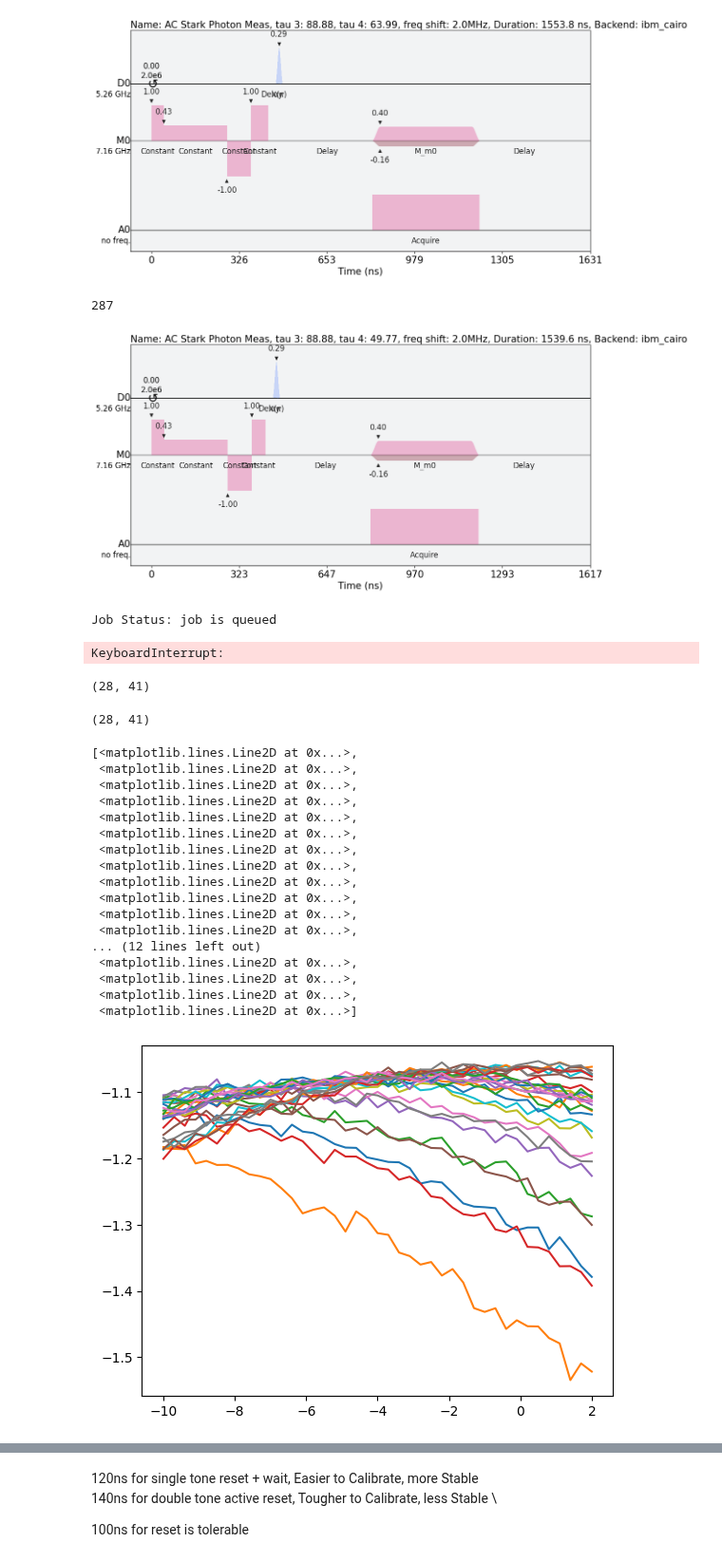
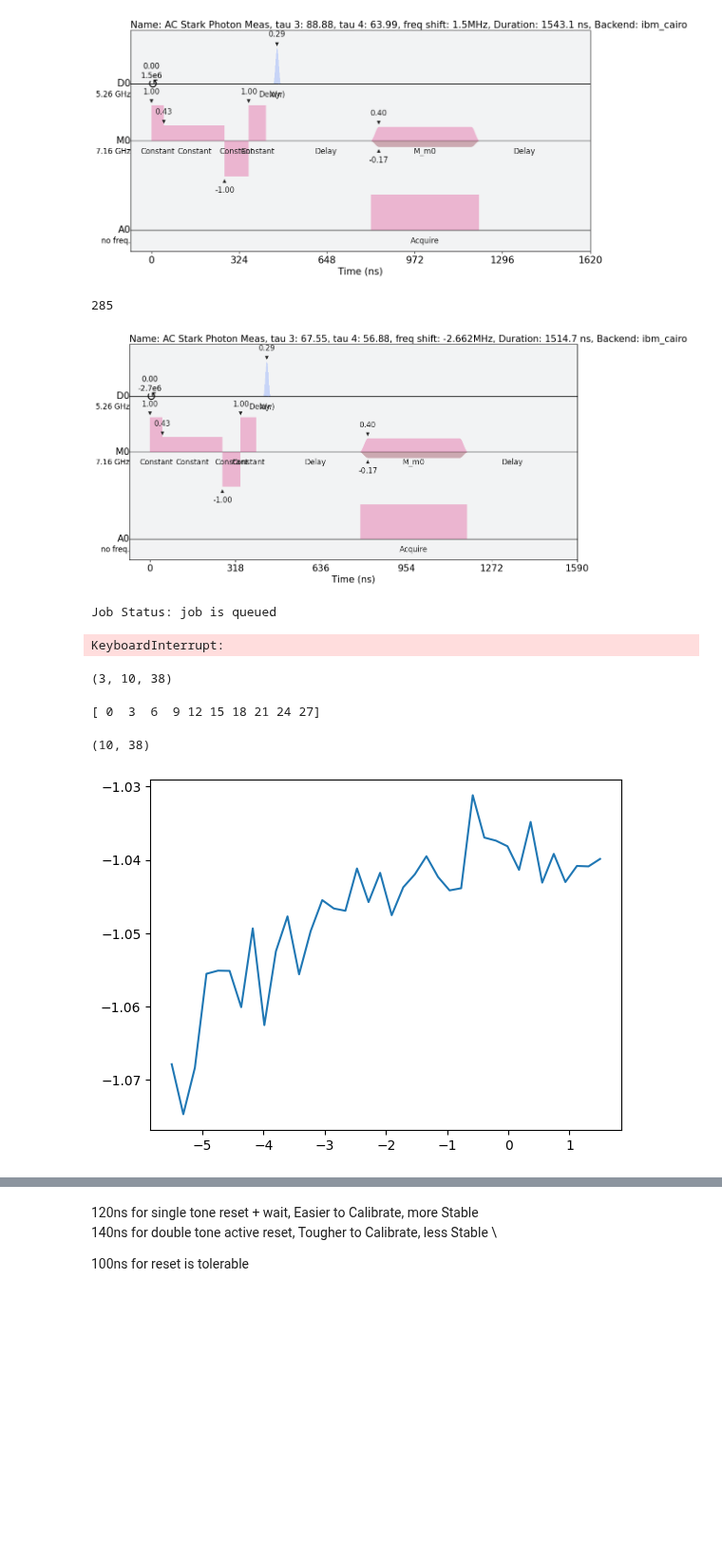
Before and after one commit to AnikenC/ReadoutWithRL, a Jupyter notebook: readoutWithRL/experiments_side/tau_4_dur_scans.ipynb, the cells around one changed output, grey strips where cells are left out. Shown at 95% size. Saved outputs shown, nothing was run; the diff lists cells and outputs as text; code cells hidden in the pictures; blank space fills up the shorter version.

```diff
--- a/readoutWithRL/experiments_side/tau_4_dur_scans.ipynb
+++ b/readoutWithRL/experiments_side/tau_4_dur_scans.ipynb
@@ -118,22 +119,22 @@ if DEBUG_PRINT:
 from helper_funcs.utils import *
 
 tau_1 = get_dt_from(46.2 * ns) * dt
-tau_2 = get_dt_from(280 * ns) * dt
+tau_2 = get_dt_from(270 * ns) * dt
 
-tau_3_est_linspace = np.array([55, 90]) * ns
+tau_3_est_linspace = np.array([66, 77, 88]) * ns
 tau_3_est_linspace = convert_arr_to_dt(tau_3_est_linspace)
 print(tau_3_est_linspace/ns)
 
-tau_4_est = 40 * ns
-tau_4_span = 45 * ns
-num_tau_4_exp = 14
+tau_4_est = 50 * ns
+tau_4_span = 30 * ns
+num_tau_4_exp = 10
 tau_4_linspace = np.linspace(-0.5 * tau_4_span + tau_4_est, 0.5 * tau_4_span + tau_4_est, num_tau_4_exp)
 tau_4_linspace = convert_arr_to_dt(tau_4_linspace)
 print(tau_4_linspace/ns)
 
-freq_span = 12.0 * MHz
-freq_center = -4. * MHz
-num_freq_exp = 41
+freq_span = 7. * MHz
+freq_center = -2. * MHz
+num_freq_exp = 38
 ac_freq_linspace = np.linspace(-0.5 * freq_span + freq_center, 0.5 * freq_span + freq_center, num_freq_exp)
-print((ac_freq_linspace[1] - ac_freq_linspace[0])/MHz)
+print(ac_freq_linspace/MHz)
 # %% [output]
@@ -209,8 +215,8 @@ exp_3[-42].draw(
     show_barrier=True
 )
 # %% [output]
-287
+285
-[figure, old version]
+[figure, new version]
 # %%
 num_shots = 4096
 rep_delay = 499.0 * 1e-6
@@ -226,10 +232,10 @@ job_monitor(job_experiment)
 Job Status: job is queued
 KeyboardInterrupt:
 # %%
-job_1 = provider.backend.retrieve_job('cpc9a2g2zy6g008nxy70')
-job_2 = provider.backend.retrieve_job('cpc9a60prheg008rteq0')
-job_3 = provider.backend.retrieve_job('cpc9a91ja3gg0080w4n0')
-job_4 = provider.backend.retrieve_job('cpc9ac1prheg008rterg')
+job_1 = provider.backend.retrieve_job('cpcsy1r2zy6g008nzfb0')
+job_2 = provider.backend.retrieve_job('cpcsy5rja3gg0080xse0')
+job_3 = provider.backend.retrieve_job('cpcsyb9mbjng0085z9fg')
+job_4 = provider.backend.retrieve_job('cpcsye92zy6g008nzfc0')
 # %%
 result_1 = get_results_arr(job_1.result(), qubit)
 result_2 = get_results_arr(job_2.result(), qubit)
@@ -241,46 +247,38 @@ means_2 = np.angle(np.mean(result_2, axis=-1))
 means_3 = np.angle(np.mean(result_3, axis=-1))
 means_4 = np.angle(np.mean(result_4, axis=-1))
 
-big_res = np.concatenate((means_1, means_2, means_3, means_4)).reshape(-1, 41)
+big_res = np.concatenate((means_1, means_2, means_3, means_4)).reshape(-1, num_freq_exp)
+big_res = big_res.reshape(-1, 3, num_freq_exp).swapaxes(0, 1)
 print(big_res.shape)
 # %% [output]
-(28, 41)
+(3, 10, 38)
+# %%
+arr = np.arange(30).reshape(-1, 3).swapaxes(0, 1)
+print(arr[0])
+# %% [output]
+[ 0  3  6  9 12 15 18 21 24 27]
 # %%
 from scipy.optimize import curve_fit
 
-big_fit_res = np.zeros_like(big_res)
-big_freqs = np.zeros(len(big_res))
-print(big_res.shape)
+res = big_res[2]
 
-for ind, res_obj in enumerate(big_res):
-    init_params = [1., 0., 10., -2.]
+big_fit_res = np.zeros_like(res)
+big_freqs = np.zeros(len(res))
+print(res.shape)
+
+for ind, res_obj in enumerate(res):
+    init_params = [0.1, -1., 10., -1.1]
     # params, res = fit_gaussian_with_offset(ac_freq_linspace/MHz, res_obj, init_params)
-    params, cov = curve_fit(gaussian_func_with_offset, ac_freq_linspace/MHz, res_obj, init_params, maxfev=2000)
+    params, cov = curve_fit(gaussian_func_with_offset, ac_freq_linspace/MHz, res_obj, init_params, maxfev=10000)
     res = gaussian_func_with_offset(ac_freq_linspace/MHz, *params)
     big_fit_res[ind] = res
     big_freqs[ind] = params[1]
 # %% [output]
-(28, 41)
+(10, 38)
 # %%
-plt.plot(ac_freq_linspace/MHz, big_res.T)
+plt.plot(ac_freq_linspace/MHz, big_res[2, 7])
+plt.show()
 # %% [output]
-[<matplotlib.lines.Line2D at 0x...>,
- <matplotlib.lines.Line2D at 0x...>,
- <matplotlib.lines.Line2D at 0x...>,
- <matplotlib.lines.Line2D at 0x...>,
- <matplotlib.lines.Line2D at 0x...>,
- <matplotlib.lines.Line2D at 0x...>,
- <matplotlib.lines.Line2D at 0x...>,
- <matplotlib.lines.Line2D at 0x...>,
- <matplotlib.lines.Line2D at 0x...>,
- <matplotlib.lines.Line2D at 0x...>,
- <matplotlib.lines.Line2D at 0x...>,
- <matplotlib.lines.Line2D at 0x...>,
-... (12 lines left out)
- <matplotlib.lines.Line2D at 0x...>,
- <matplotlib.lines.Line2D at 0x...>,
- <matplotlib.lines.Line2D at 0x...>,
- <matplotlib.lines.Line2D at 0x...>]
-[figure, old version]
+[figure, new version]
 # %%
 photons = np.abs(-big_freqs/0.65)
```
Also changed, not shown: parts of 7 cells of this notebook, 3 other files.
